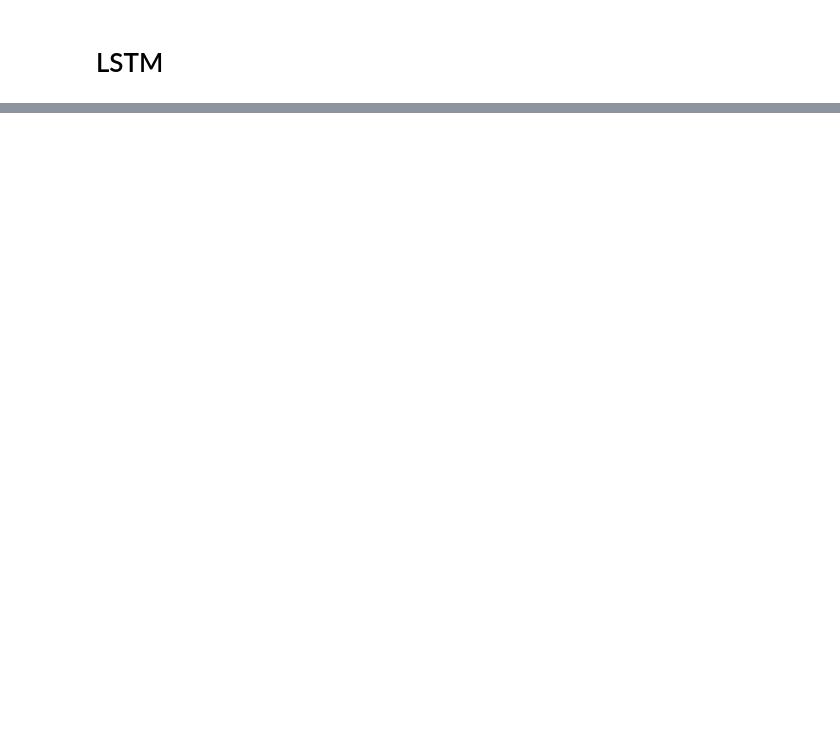
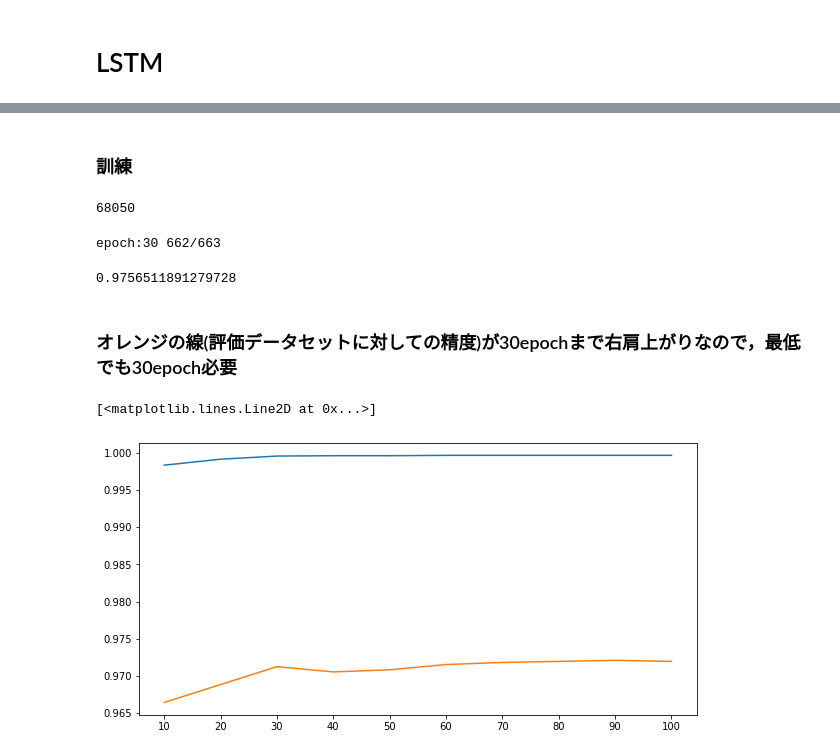
Before and after one commit to al19056/class_NLP, a Jupyter notebook: example.ipynb, the cells around one changed output, grey strips where cells are left out. Saved outputs shown, nothing was run; the diff lists cells and outputs as text; code cells hidden in the pictures; blank space fills up the shorter version.

```diff
--- a/example.ipynb
+++ b/example.ipynb
@@ -69,0 +158,13 @@ array(['waka', 'waka'], dtype='<U4')
+# %% [markdown]
+### 訓練
+# %%
+vocab_size = X_lstm_df.max().max() + 1
+vocab_size
+# %% [output]
+68050
+# %%
+from lstm_naivebayes import LSTMClassifier
+lstm = LSTMClassifier(vocab_size=vocab_size)
+# %%
+from sklearn.model_selection import train_test_split
+X_lstm_train, X_lstm_test, y_lstm_train, y_lstm_test = train_test_split(X_lstm_df.to_numpy(), y_lstm, stratify=y_lstm)
@@ -69,0 +177,31 @@ array(['waka', 'waka'], dtype='<U4')
+# %%
+from sklearn.metrics import accuracy_score
+
+lstm.fit(X_lstm_train, y_lstm_train, epochs=30, optimizer=optimizer, criterion=criteriton, batch_size=32) #最低でも30epoch(理由は下のセルで)
+accuracy_score(y_lstm_test, lstm.predict(X_lstm_test))
+# %% [output]
+epoch:30 662/663
+0.9756511891279728
+# %% [markdown]
+### オレンジの線(評価データセットに対しての精度)が30epochまで右肩上がりなので，最低でも30epoch必要
+# %%
+from sklearn.metrics import accuracy_score
+
+train_score = []
+eval_score = []
+for _ in range(10):
+    lstm.fit(X_lstm_train, y_lstm_train, epochs=10, optimizer=optimizer, criterion=criteriton, batch_size=32)
+
+    train_score.append(accuracy_score(y_lstm_train, lstm.predict(X_lstm_train)))
+    eval_score.append(accuracy_score(y_lstm_test, lstm.predict(X_lstm_test)))
+# %%
+import matplotlib.pyplot as plt
+import numpy as np
+
+plt.figure(figsize=(10,5))
+plt.xticks(np.arange(0, 101, 10))
+plt.plot(range(10, 101, 10), train_score)
+plt.plot(range(10, 101, 10), eval_score)
+# %% [output]
+[<matplotlib.lines.Line2D at 0x...>]
+[figure, added]
```
Also changed, not shown: parts of 29 cells of this notebook, 1 other file.
